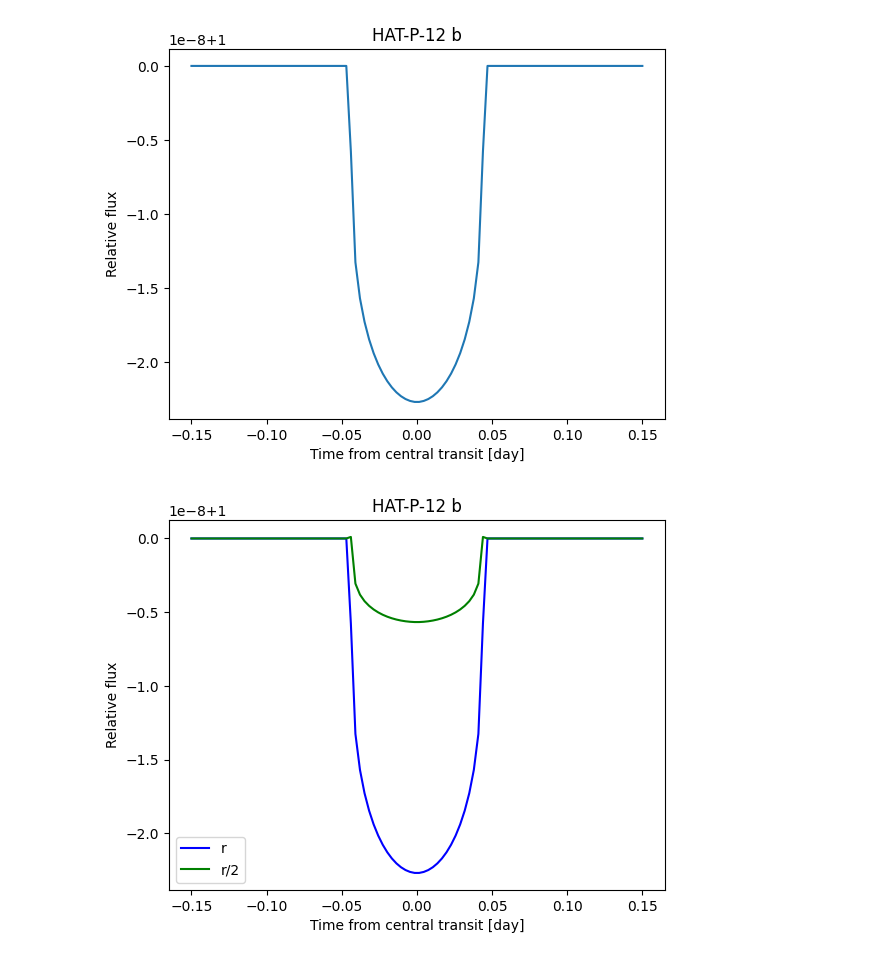
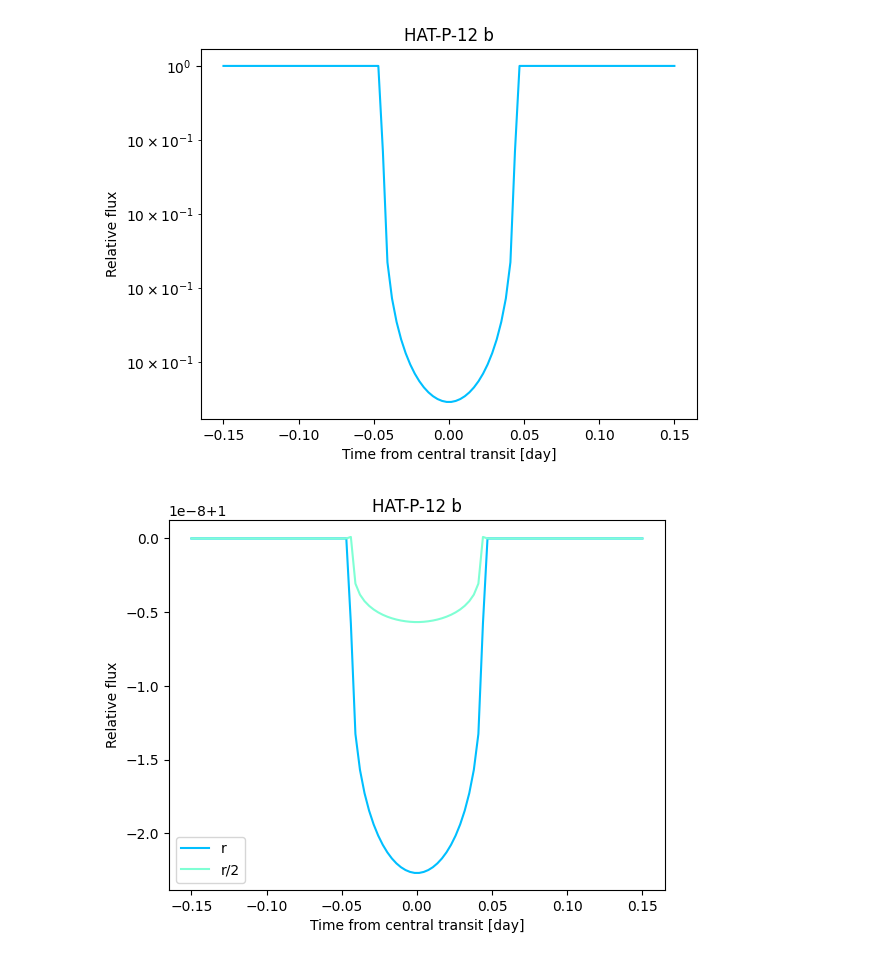
Before and after one commit to AlbertoCasellato/Bazingales, a Jupyter notebook: src/daneel/detection/transit2.ipynb, the cells around one changed output. Cells and saved outputs as stored; diff of their text form; code cells hidden in the pictures.

```diff
--- a/src/daneel/detection/transit2.ipynb
+++ b/src/daneel/detection/transit2.ipynb
@@ -38,18 +40,19 @@ for r in [Rp, Rp/2, 2*Rp]:
 fig_name = ['assignment2_taskA.png', 'assignment2_taskB.png', 'assignment2_taskC.png']
 # %%
 # task A assignment 2 (flux(Rp))
-plt.plot(t, flux[0])
+plt.plot(t, flux[0], c='deepskyblue')
 plt.xlabel("Time from central transit [day]")
 plt.ylabel("Relative flux")
 plt.title('HAT-P-12 b')
+plt.yscale('log')
 plt.savefig(fig_name[0])
 # plt.show()
 # %% [output]
-[figure, old version]
+[figure, new version]
 # %%
 # task B assignment 2 (flux(Rp),flux(Rp/2))
-plt.plot(t, flux[0], c='b', label='r')
-plt.plot(t, flux[1], c='g', label='r/2')
+plt.plot(t, flux[0], c='deepskyblue', label='r')
+plt.plot(t, flux[1], c='aquamarine', label='r/2')
 plt.xlabel("Time from central transit [day]")
 plt.ylabel("Relative flux")
 plt.title('HAT-P-12 b')
@@ -57,6 +60,6 @@ plt.legend(loc='best')
 plt.savefig(fig_name[1])
 # plt.show()
 # %% [output]
-[figure, old version]
+[figure, new version]
 # %%
 # task C assignment 2 (flux(Rp),flux(Rp/2),flux(2*Rp))
```
Also changed, not shown: parts of 3 cells of this notebook, 4 other files.
